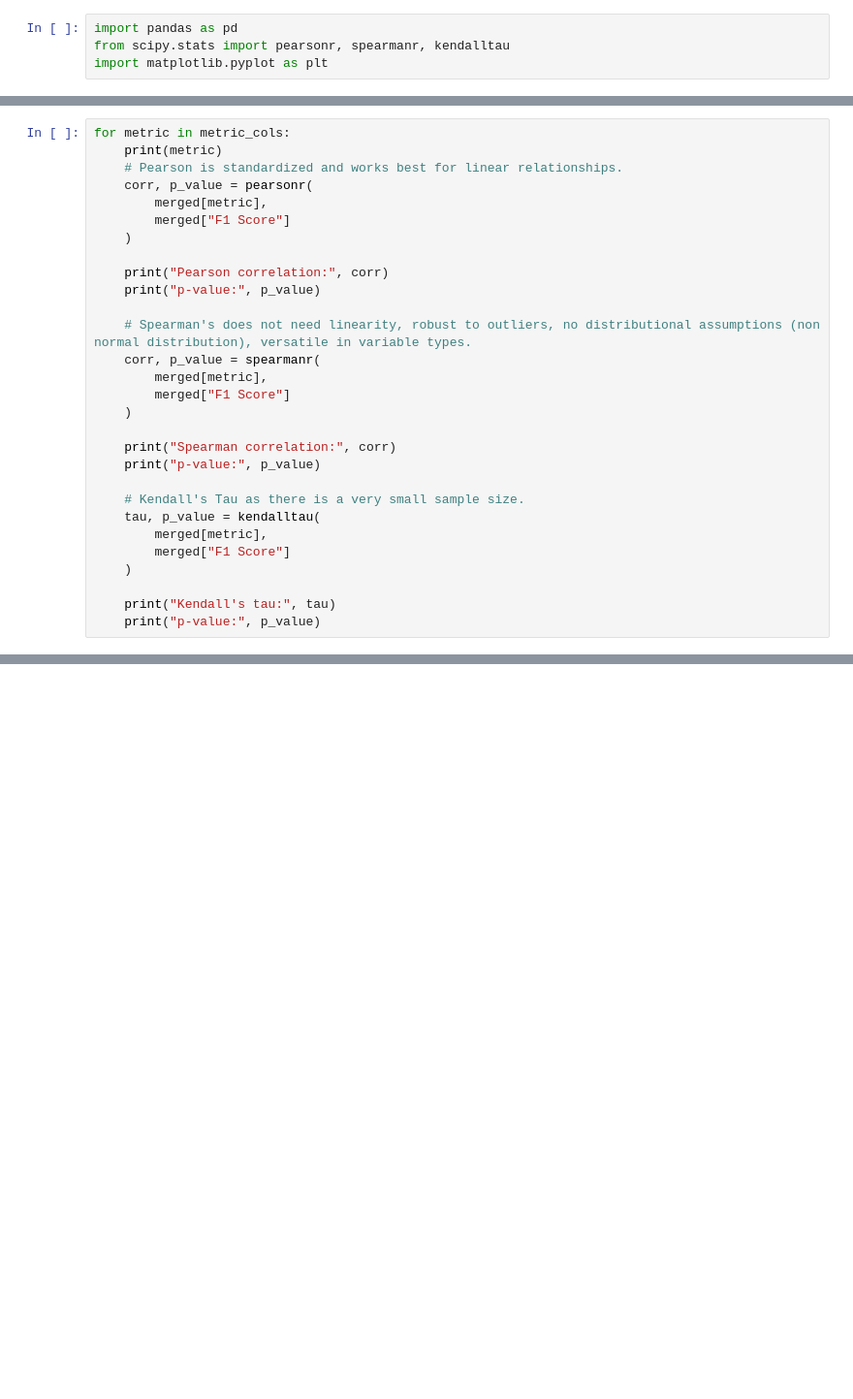
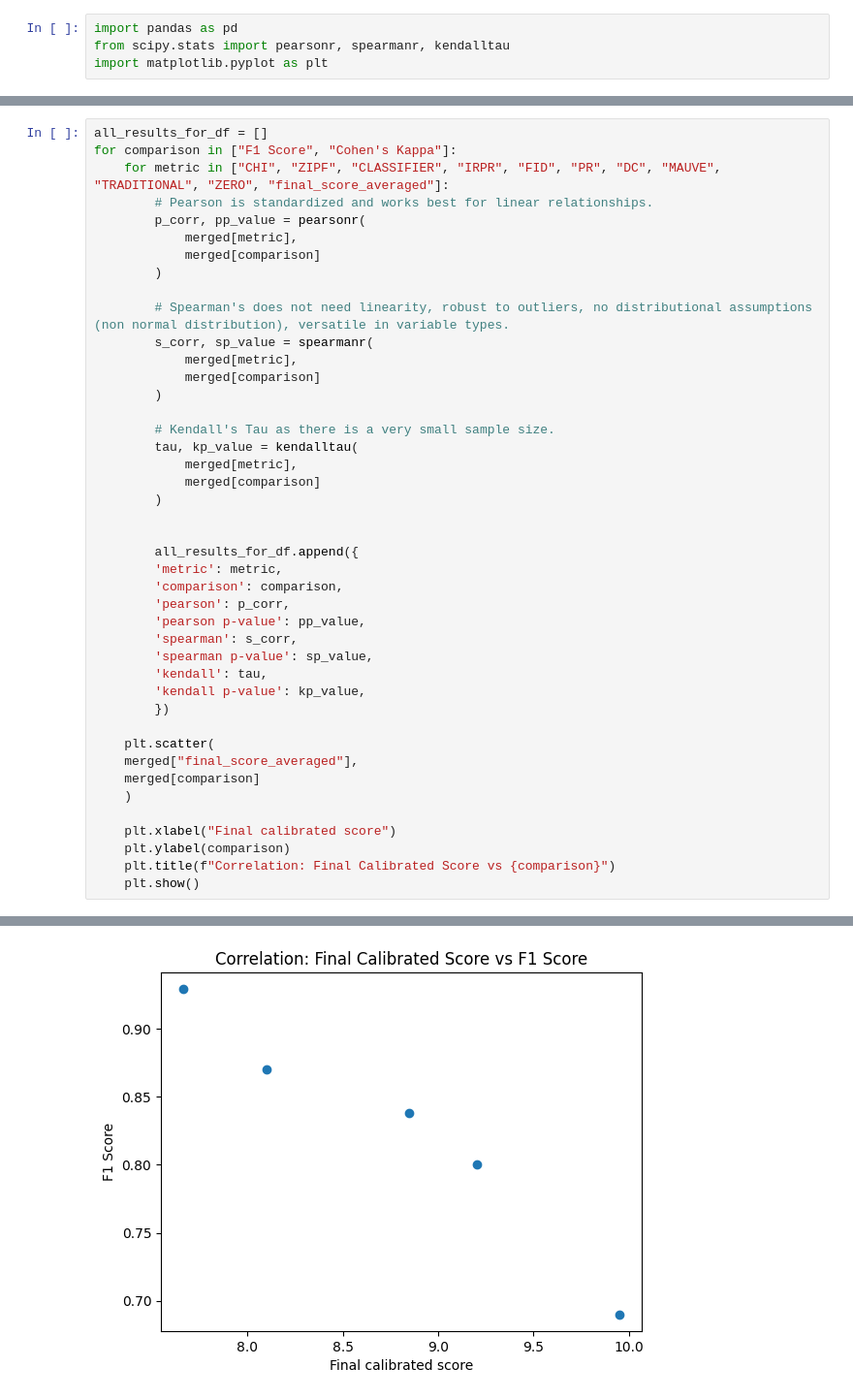
Before and after one commit to isabel-ronan/localSyntheticData, a Jupyter notebook: comparing_all.ipynb, the cells around one changed output, grey strips where cells are left out. Shown at 97% size. Drawn from its saved outputs; the diff is of its cells as text; blank space fills up the shorter version.

```diff
--- a/comparing_all.ipynb
+++ b/comparing_all.ipynb
@@ -65,30 +66,44 @@ merged
 # %%
-for metric in metric_cols:
-    print(metric)
-    # Pearson is standardized and works best for linear relationships.
-    corr, p_value = pearsonr(
-        merged[metric],
-        merged["F1 Score"]
+all_results_for_df = []
+for comparison in ["F1 Score", "Cohen's Kappa"]:
+    for metric in ["CHI", "ZIPF", "CLASSIFIER", "IRPR", "FID", "PR", "DC", "MAUVE", "TRADITIONAL", "ZERO", "final_score_averaged"]:
+        # Pearson is standardized and works best for linear relationships.
+        p_corr, pp_value = pearsonr(
+            merged[metric],
+            merged[comparison]
+        )
+
+        # Spearman's does not need linearity, robust to outliers, no distributional assumptions (non normal distribution), versatile in variable types.
+        s_corr, sp_value = spearmanr(
+            merged[metric],
+            merged[comparison]
+        )
+
+        # Kendall's Tau as there is a very small sample size.
+        tau, kp_value = kendalltau(
+            merged[metric],
+            merged[comparison]
+        )
+
+
+        all_results_for_df.append({
+        'metric': metric,
+        'comparison': comparison,
+        'pearson': p_corr,
+        'pearson p-value': pp_value,
+        'spearman': s_corr,
+        'spearman p-value': sp_value,
+        'kendall': tau,
+        'kendall p-value': kp_value,
+        })
+
+    plt.scatter(
+    merged["final_score_averaged"],
+    merged[comparison]
     )
 
-    print("Pearson correlation:", corr)
-    print("p-value:", p_value)
-
-    # Spearman's does not need linearity, robust to outliers, no distributional assumptions (non normal distribution), versatile in variable types.
-    corr, p_value = spearmanr(
-        merged[metric],
-        merged["F1 Score"]
-    )
-
-    print("Spearman correlation:", corr)
-    print("p-value:", p_value)
-
-    # Kendall's Tau as there is a very small sample size.
-    tau, p_value = kendalltau(
-        merged[metric],
-        merged["F1 Score"]
-    )
-
-    print("Kendall's tau:", tau)
-    print("p-value:", p_value)
+    plt.xlabel("Final calibrated score")
+    plt.ylabel(comparison)
+    plt.title(f"Correlation: Final Calibrated Score vs {comparison}")
+    plt.show()
 # %% [output]
@@ -111,0 +110 @@ p-value: 0.3333333333333333
+[figure, added]
```
Also changed, not shown: parts of 12 cells of this notebook.
